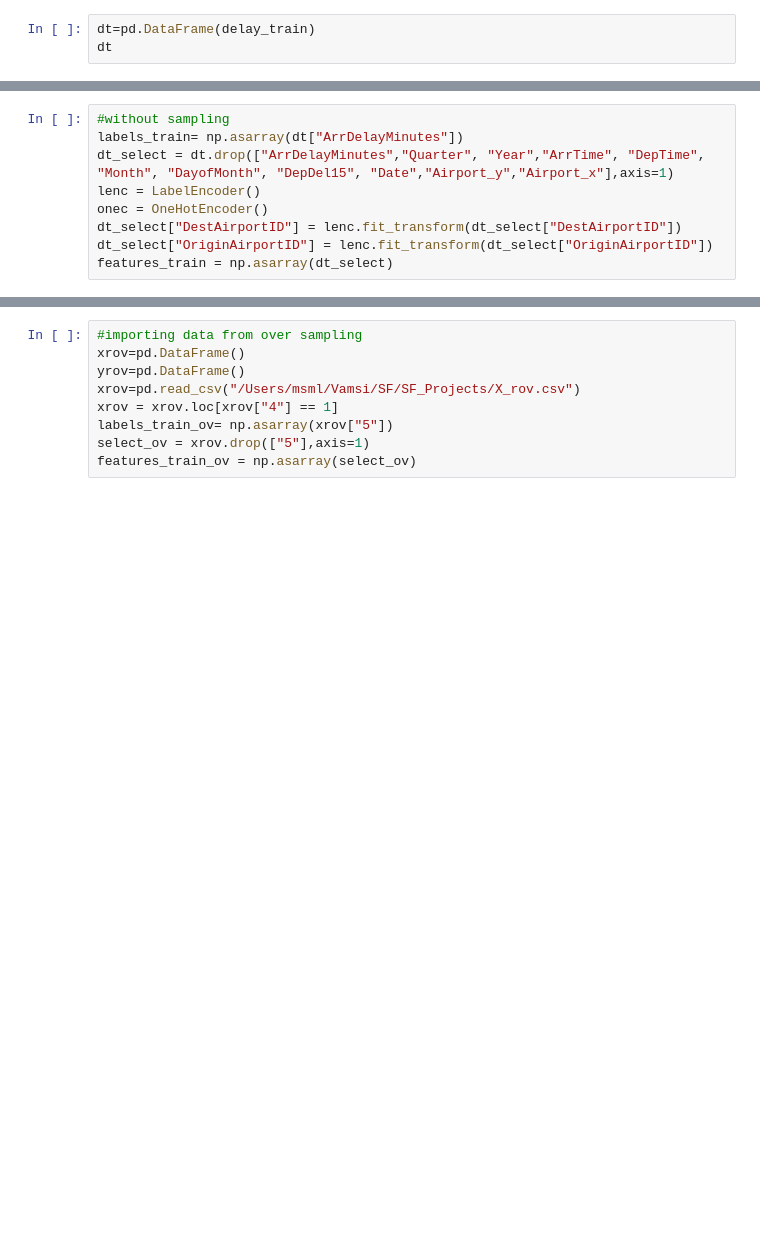
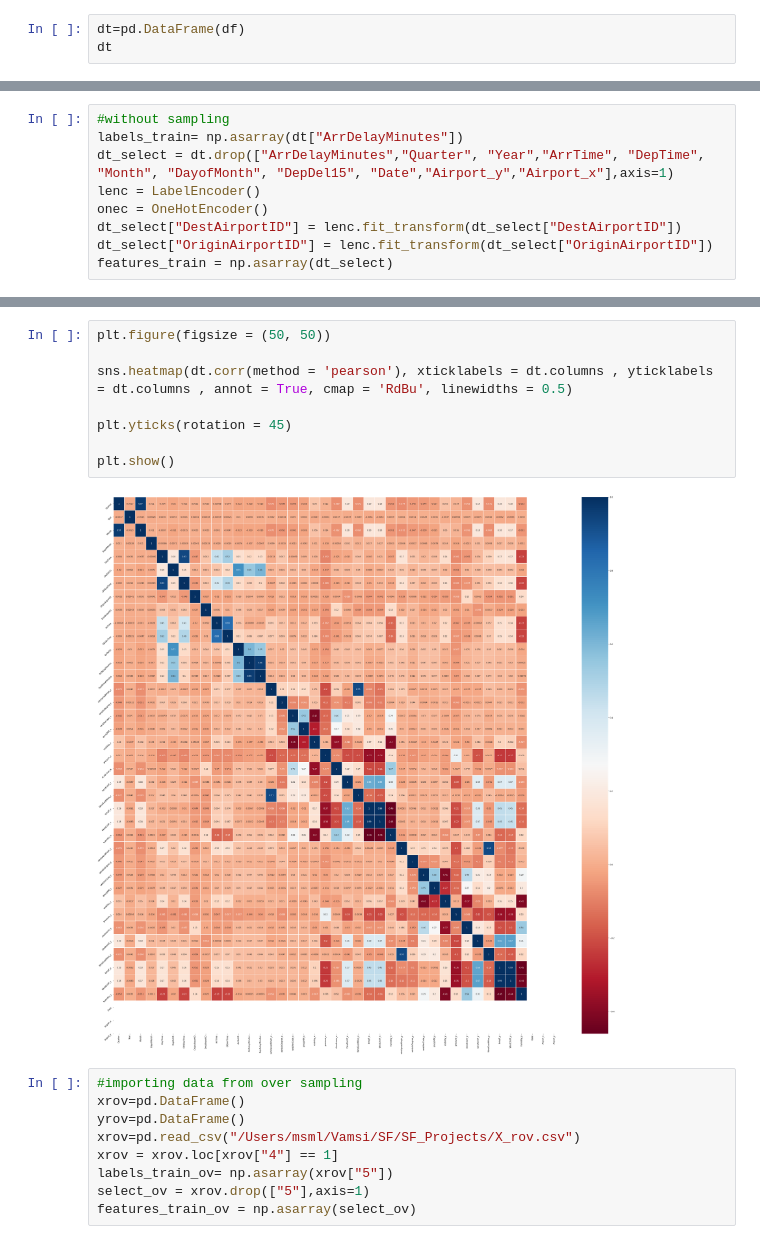
Before and after one commit to AMVamsi/Flight_Delay_Prediction, a Jupyter notebook: Regression .ipynb, the cells around one changed output, grey strips where cells are left out. Saved outputs shown, nothing was run; the diff lists cells and outputs as text; blank space fills up the shorter version.

```diff
--- a/Regression .ipynb
+++ b/Regression .ipynb
@@ -98,7 +101,7 @@ test.to_csv("test.csv",index=False)
 #taking delay data to train the model
 delay_train = train.loc[train["ArrDel15"] == 1]
 # %%
-dt=pd.DataFrame(delay_train)
+dt=pd.DataFrame(df)
 dt
 # %% [output]
 |  | Quarter | Year | Month | DayofMonth | DepTime | DepDel15 | CRSDepTime | OriginAirportID | DestAirportID | ... |
@@ -126,3 +145,13 @@ features_train = np.asarray(dt_select)
+# %%
+plt.figure(figsize = (50, 50))
+
+sns.heatmap(dt.corr(method = 'pearson'), xticklabels = dt.columns , yticklabels = dt.columns , annot = True, cmap = 'RdBu', linewidths = 0.5)
+
+plt.yticks(rotation = 45)
+
+plt.show()
+# %% [output]
+[figure, added]
 # %%
 #importing data from over sampling
 xrov=pd.DataFrame()
```
Also changed, not shown: parts of 3 cells of this notebook.
